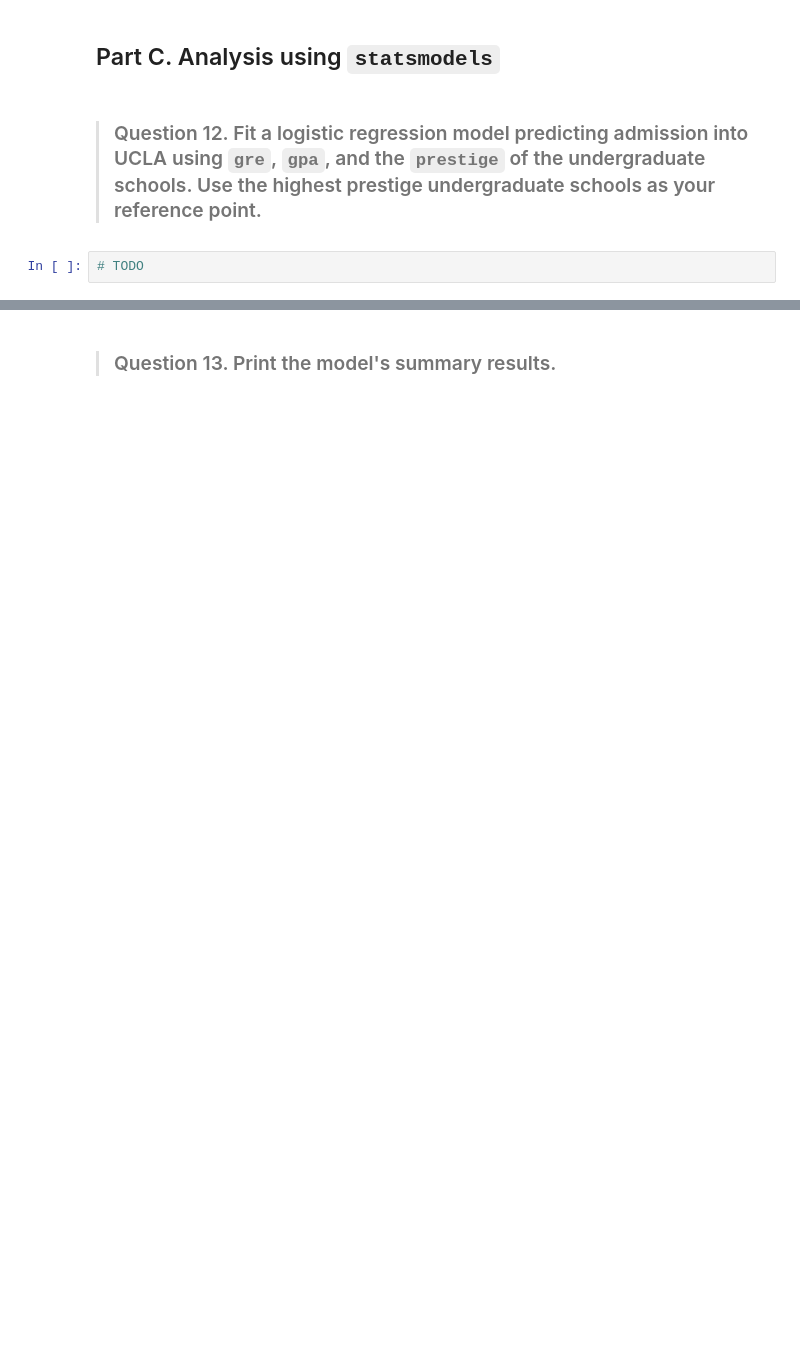
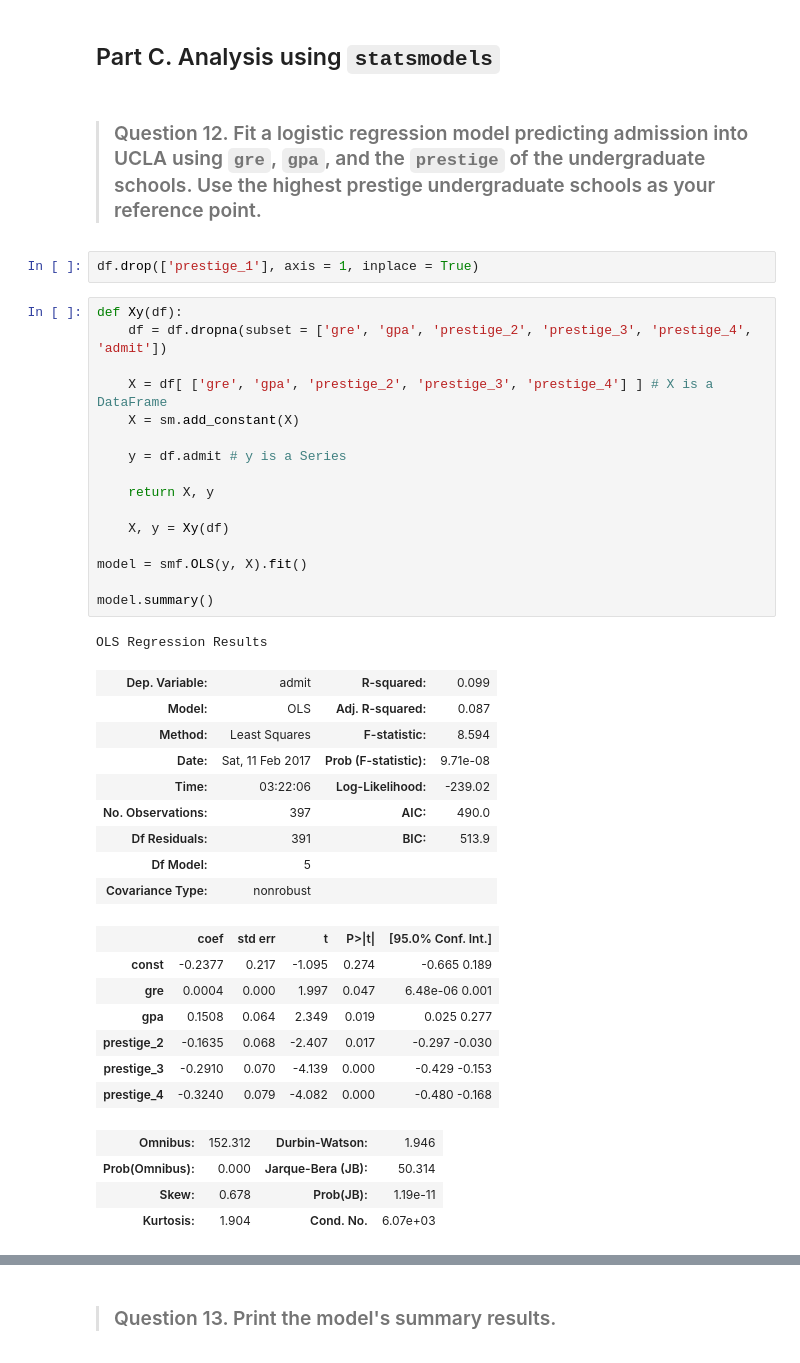
Before and after one commit to ledivan/DS-SF-30, a Jupyter notebook: unit-project/3/Unit-Project-3-Ivan-Ledyashov.ipynb, the cells around one changed output, grey strips where cells are left out. Saved outputs shown, nothing was run; the diff lists cells and outputs as text; blank space fills up the shorter version.

```diff
--- a/unit-project/3/Unit-Project-3-Ivan-Ledyashov.ipynb
+++ b/unit-project/3/Unit-Project-3-Ivan-Ledyashov.ipynb
@@ -147,5 +199,43 @@ Answer:
 ## Part C. Analysis using `statsmodels`
 # %% [markdown]
 > ### Question 12.  Fit a logistic regression model predicting admission into UCLA using `gre`, `gpa`, and the `prestige` of the undergraduate schools.  Use the highest prestige undergraduate schools as your reference point.
-# %%
-# TODO
+# %%
+df.drop(['prestige_1'], axis = 1, inplace = True)
+# %%
+def Xy(df):
+    df = df.dropna(subset = ['gre', 'gpa', 'prestige_2', 'prestige_3', 'prestige_4', 'admit'])
+
+    X = df[ ['gre', 'gpa', 'prestige_2', 'prestige_3', 'prestige_4'] ] # X is a DataFrame
+    X = sm.add_constant(X)
+
+    y = df.admit # y is a Series
+
+    return X, y
+
+    X, y = Xy(df)
+
+model = smf.OLS(y, X).fit()
+
+model.summary()
+# %% [output]
+OLS Regression Results
+| Dep. Variable: | admit | R-squared: | 0.099 |
+| Model: | OLS | Adj. R-squared: | 0.087 |
+| Method: | Least Squares | F-statistic: | 8.594 |
+| Date: | Sat, 11 Feb 2017 | Prob (F-statistic): | 9.71e-08 |
+| Time: | 03:22:06 | Log-Likelihood: | -239.02 |
+| No. Observations: | 397 | AIC: | 490.0 |
+| Df Residuals: | 391 | BIC: | 513.9 |
+| Df Model: | 5 |  |  |
+| Covariance Type: | nonrobust |  |  |
+|  | coef | std err | t | P>|t| | [95.0% Conf. Int.] |
+| const | -0.2377 | 0.217 | -1.095 | 0.274 | -0.665 0.189 |
+| gre | 0.0004 | 0.000 | 1.997 | 0.047 | 6.48e-06 0.001 |
+| gpa | 0.1508 | 0.064 | 2.349 | 0.019 | 0.025 0.277 |
+| prestige_2 | -0.1635 | 0.068 | -2.407 | 0.017 | -0.297 -0.030 |
+| prestige_3 | -0.2910 | 0.070 | -4.139 | 0.000 | -0.429 -0.153 |
+| prestige_4 | -0.3240 | 0.079 | -4.082 | 0.000 | -0.480 -0.168 |
+| Omnibus: | 152.312 | Durbin-Watson: | 1.946 |
+| Prob(Omnibus): | 0.000 | Jarque-Bera (JB): | 50.314 |
+| Skew: | 0.678 | Prob(JB): | 1.19e-11 |
+| Kurtosis: | 1.904 | Cond. No. | 6.07e+03 |
```
Also changed, not shown: parts of 41 cells of this notebook.
